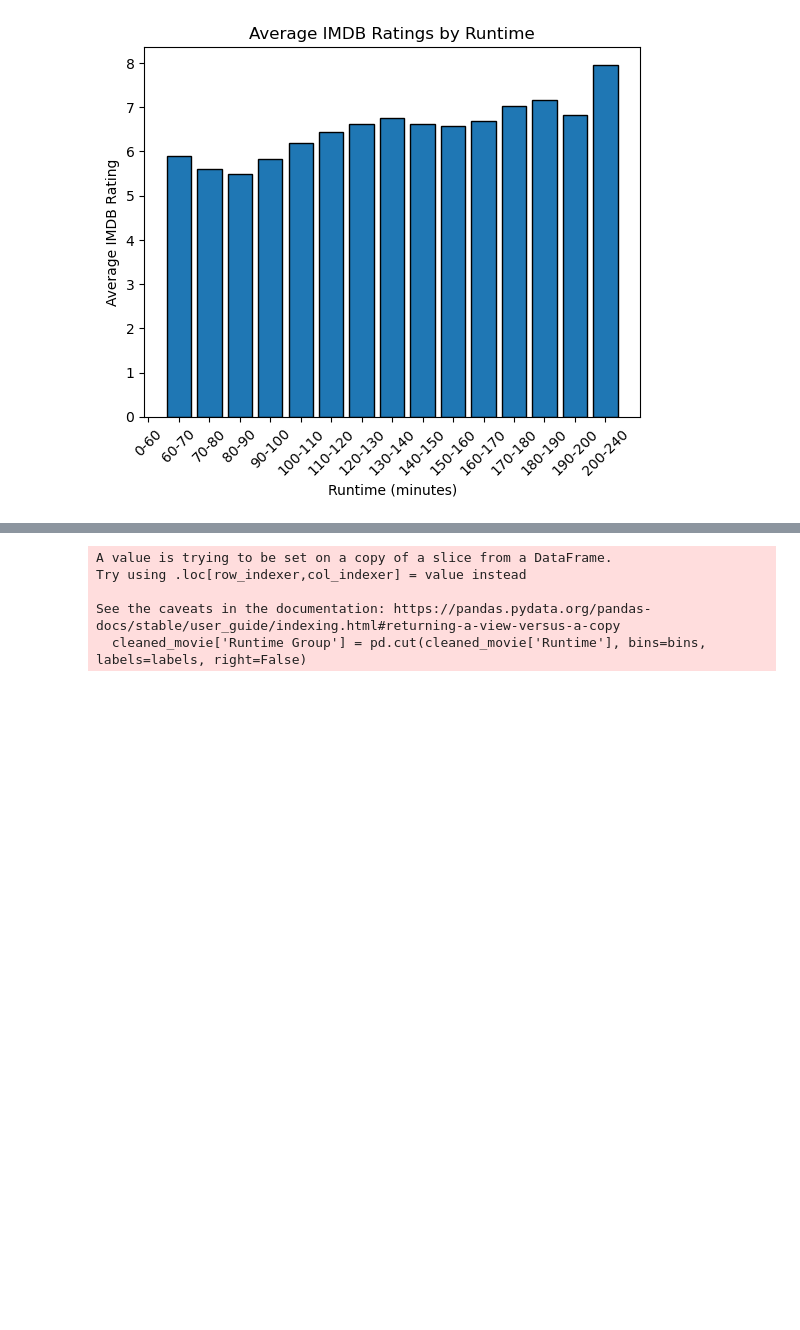
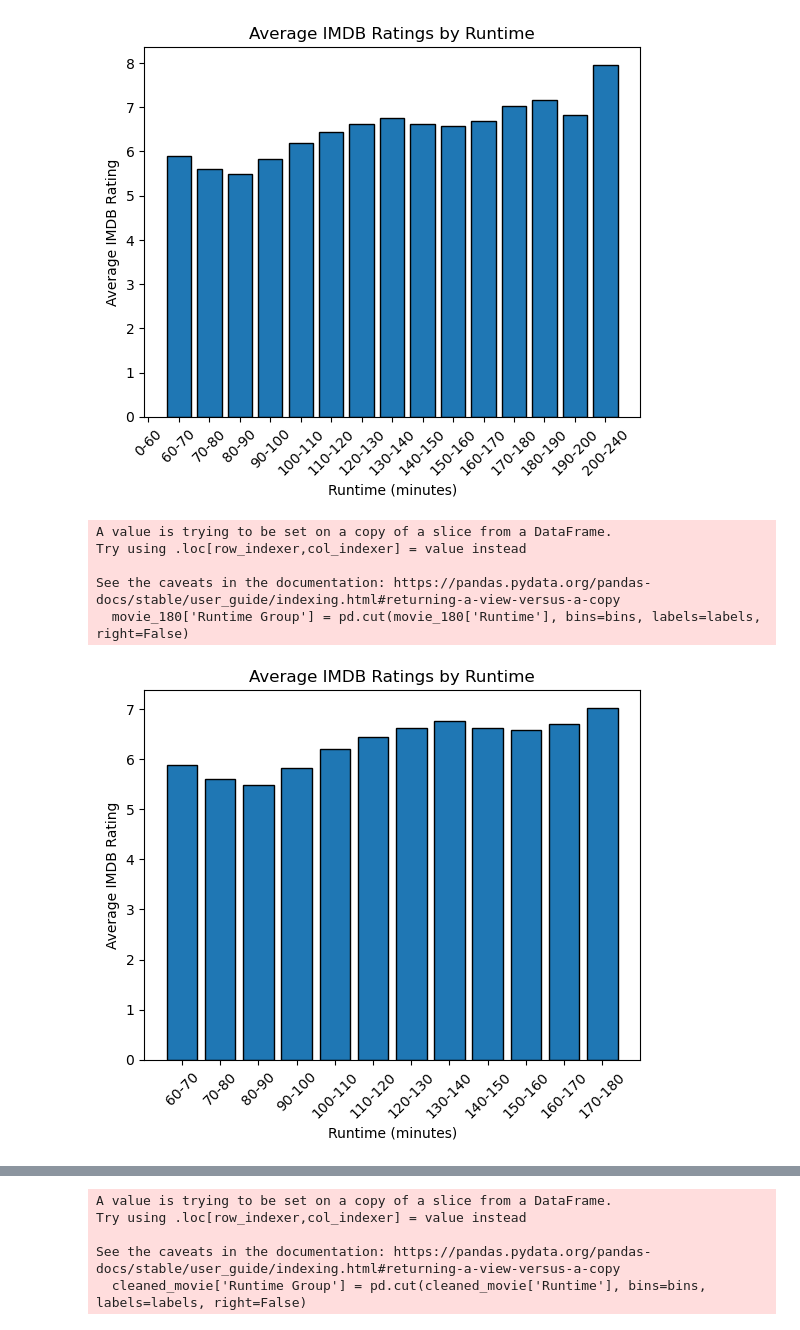
Before and after one commit to donoh160/project1_movieratings, a Jupyter notebook: zach_code.ipynb, the cells around one changed output, grey strips where cells are left out. Saved outputs shown, nothing was run; the diff lists cells and outputs as text; code cells hidden in the pictures; blank space fills up the shorter version.

Commit message:
Add files via upload
updated code, finished charts

```diff
--- a/zach_code.ipynb
+++ b/zach_code.ipynb
@@ -65,3 +72,7 @@ cleaned_movie.head()
 | 2 | Roma | 2018 | R | 14 Dec 2018 | 135.0 | Drama | Alfonso Cuarón | Alfonso Cuarón | Yalitza Aparicio, Marina de Tavir... | A year in the life of a middle-cl... | 9.6 | ... |
 | 3 | Manchester by the Sea | 2016 | R | 16 Dec 2016 | 137.0 | Drama | Kenneth Lonergan | Kenneth Lonergan | Casey Affleck, Michelle Williams,... | A depressed uncle is asked to tak... | 9.6 | ... |
 | 4 | Gravity | 2013 | PG-13 | 04 Oct 2013 | 91.0 | Drama, Sci-Fi, Thriller | Alfonso Cuarón | Alfonso Cuarón, Jonás Cuarón | Sandra Bullock, George Clooney, E... | Dr Ryan Stone, an engineer on her... | 9.6 | ... |
+# %%
+#cut out movies over 180 minutes
+movie_180 = cleaned_movie.loc[cleaned_movie['Runtime'] < 180]
+movie_180.head()
@@ -91,3 +109,30 @@ Try using .loc[row_indexer,col_indexer] = value instead
 See the caveats in the documentation: https://pandas.pydata.org/pandas-docs/stable/user_guide/indexing.html#returning-a-view-versus-a-copy
   cleaned_movie['Runtime Group'] = pd.cut(cleaned_movie['Runtime'], bins=bins, labels=labels, right=False)
 [figure]
+# %%
+#Establish bins and labels for bins
+bins = [0, 60, 70, 80, 90, 100, 110, 120, 130, 140, 150, 160, 170, 180]
+labels = [f"{bins[i]}-{bins[i+1]}" for i in range(len(bins)-1)]
+
+# Cut the 'Runtime' into bins
+movie_180['Runtime Group'] = pd.cut(movie_180['Runtime'], bins=bins, labels=labels, right=False)
+
+# Calculate the average rating for each bin
+average_ratings = movie_180.groupby('Runtime Group')['imdbRating'].mean()
+
+# Plotting the average ratings
+plt.bar(average_ratings.index, average_ratings.values, edgecolor='black')
+
+# Add titles and labels
+plt.title('Average IMDB Ratings by Runtime')
+plt.xlabel('Runtime (minutes)')
+plt.ylabel('Average IMDB Rating')
+plt.xticks(rotation=45)
+plt.show()
+# %% [output]
+A value is trying to be set on a copy of a slice from a DataFrame.
+Try using .loc[row_indexer,col_indexer] = value instead
+
+See the caveats in the documentation: https://pandas.pydata.org/pandas-docs/stable/user_guide/indexing.html#returning-a-view-versus-a-copy
+  movie_180['Runtime Group'] = pd.cut(movie_180['Runtime'], bins=bins, labels=labels, right=False)
+[figure, added]
```
Also changed, not shown: parts of 18 cells of this notebook.
